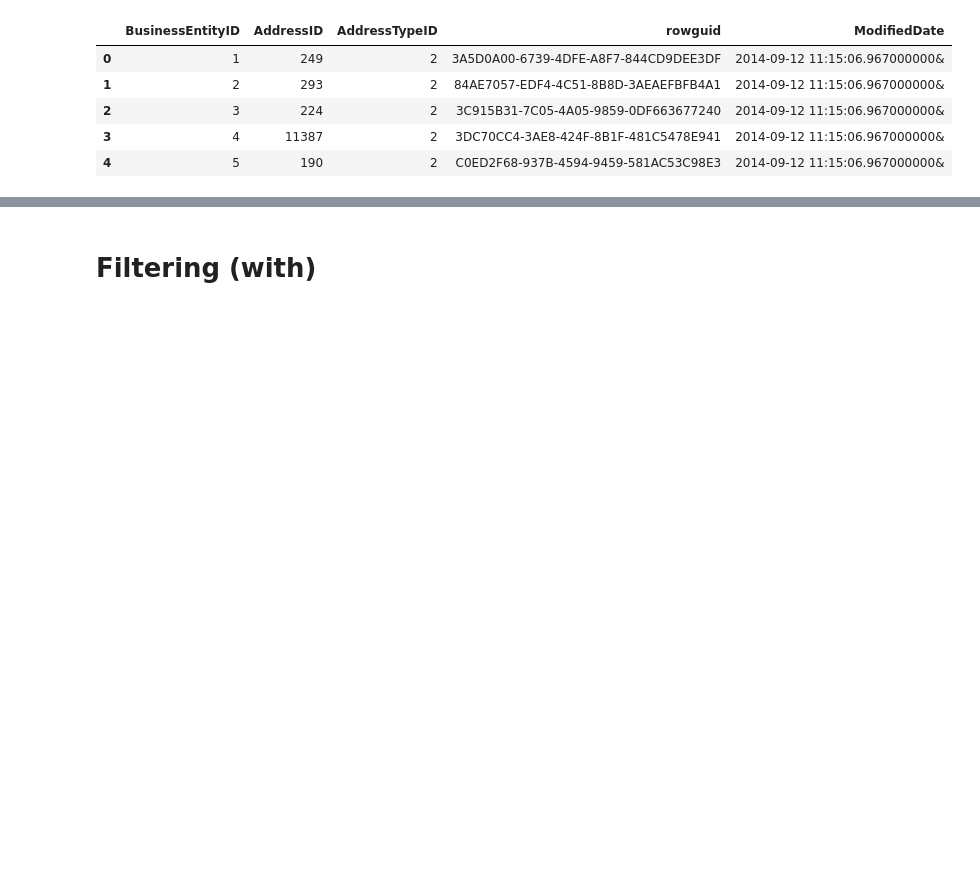
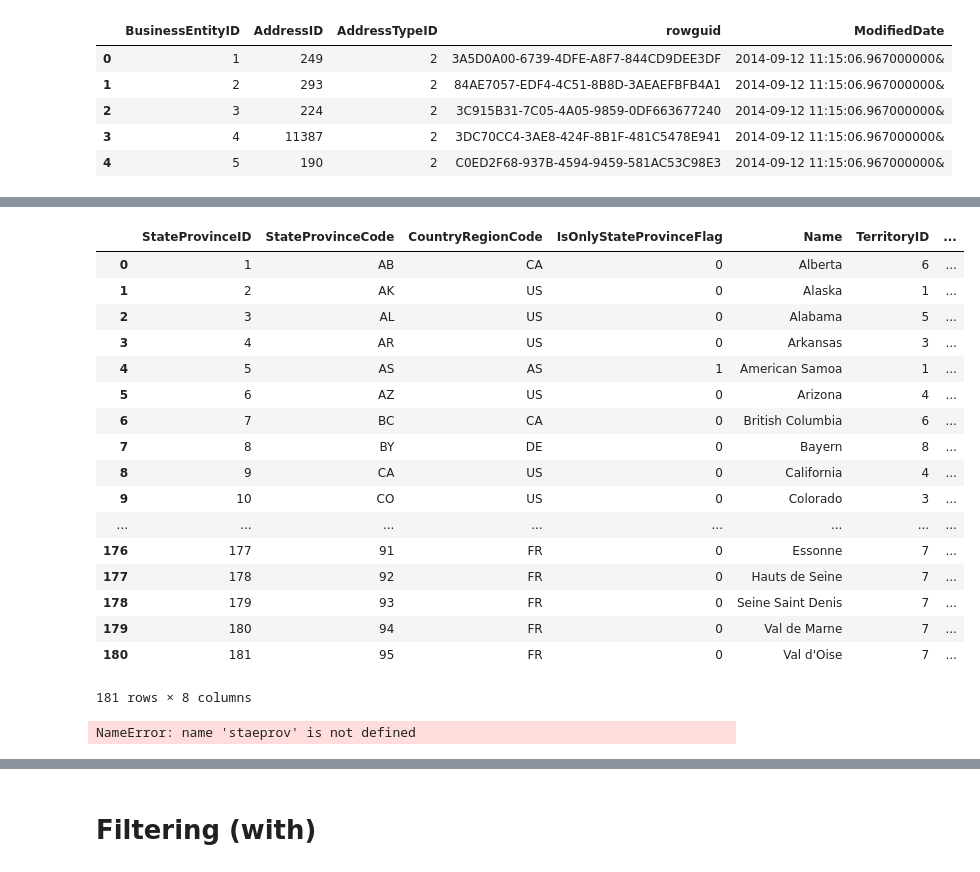
Before and after one commit to peterbengkui/DataProgramming, a Jupyter notebook: 04-Pandas-Data-Tables/PandasExercise_solution.ipynb, the cells around one changed output, grey strips where cells are left out. Drawn from its saved outputs; the diff is of its cells as text; code cells hidden in the pictures; blank space fills up the shorter version.

```diff
--- a/04-Pandas-Data-Tables/PandasExercise_solution.ipynb
+++ b/04-Pandas-Data-Tables/PandasExercise_solution.ipynb
@@ -111,0 +98,32 @@ Employees
+# %%
+stateprov = pd.read_excel('/Users/meng/Dropbox/Shared/GSU-Teaching/course-material/DataProgramming/oltp-install-script/StateProvince.xlsx'
+                       , header=None, names=['StateProvinceID', 'StateProvinceCode', 'CountryRegionCode', 'IsOnlyStateProvinceFlag',
+                                                       'Name', 'TerritoryID', 'rowguid', 'ModifiedDate'])
+stateprov
+# %% [output]
+|  | StateProvinceID | StateProvinceCode | CountryRegionCode | IsOnlyStateProvinceFlag | Name | TerritoryID | ... |
+| 0 | 1 | AB | CA | 0 | Alberta | 6 | ... |
+| 1 | 2 | AK | US | 0 | Alaska | 1 | ... |
+| 2 | 3 | AL | US | 0 | Alabama | 5 | ... |
+| 3 | 4 | AR | US | 0 | Arkansas | 3 | ... |
+| 4 | 5 | AS | AS | 1 | American Samoa | 1 | ... |
+| 5 | 6 | AZ | US | 0 | Arizona | 4 | ... |
+| 6 | 7 | BC | CA | 0 | British Columbia | 6 | ... |
+| 7 | 8 | BY | DE | 0 | Bayern | 8 | ... |
+| 8 | 9 | CA | US | 0 | California | 4 | ... |
+| 9 | 10 | CO | US | 0 | Colorado | 3 | ... |
+| ... | ... | ... | ... | ... | ... | ... | ... |
+| 176 | 177 | 91 | FR | 0 | Essonne | 7 | ... |
+| 177 | 178 | 92 | FR | 0 | Hauts de Seine | 7 | ... |
+| 178 | 179 | 93 | FR | 0 | Seine Saint Denis | 7 | ... |
+| 179 | 180 | 94 | FR | 0 | Val de Marne | 7 | ... |
+| 180 | 181 | 95 | FR | 0 | Val d'Oise | 7 | ... |
+181 rows × 8 columns
+# %%
+tmp = staeprov[['StateProvinceID', 'Name']]
+tmp.columns = ['StateProvinceID', 'StateProvinceName']
+Employees = pd.merge(Employees, tmp, on='StateProvinceID', how='left')
+
+# Employees.to_excel('/Users/GSU-Teaching/course-material/DataProgramming/04-Pandas-Data-Tables/HW04/Employee.xlsx')
+# %% [output]
+NameError: name 'staeprov' is not defined
```
Also changed, not shown: parts of 68 cells of this notebook, 3 other files.
